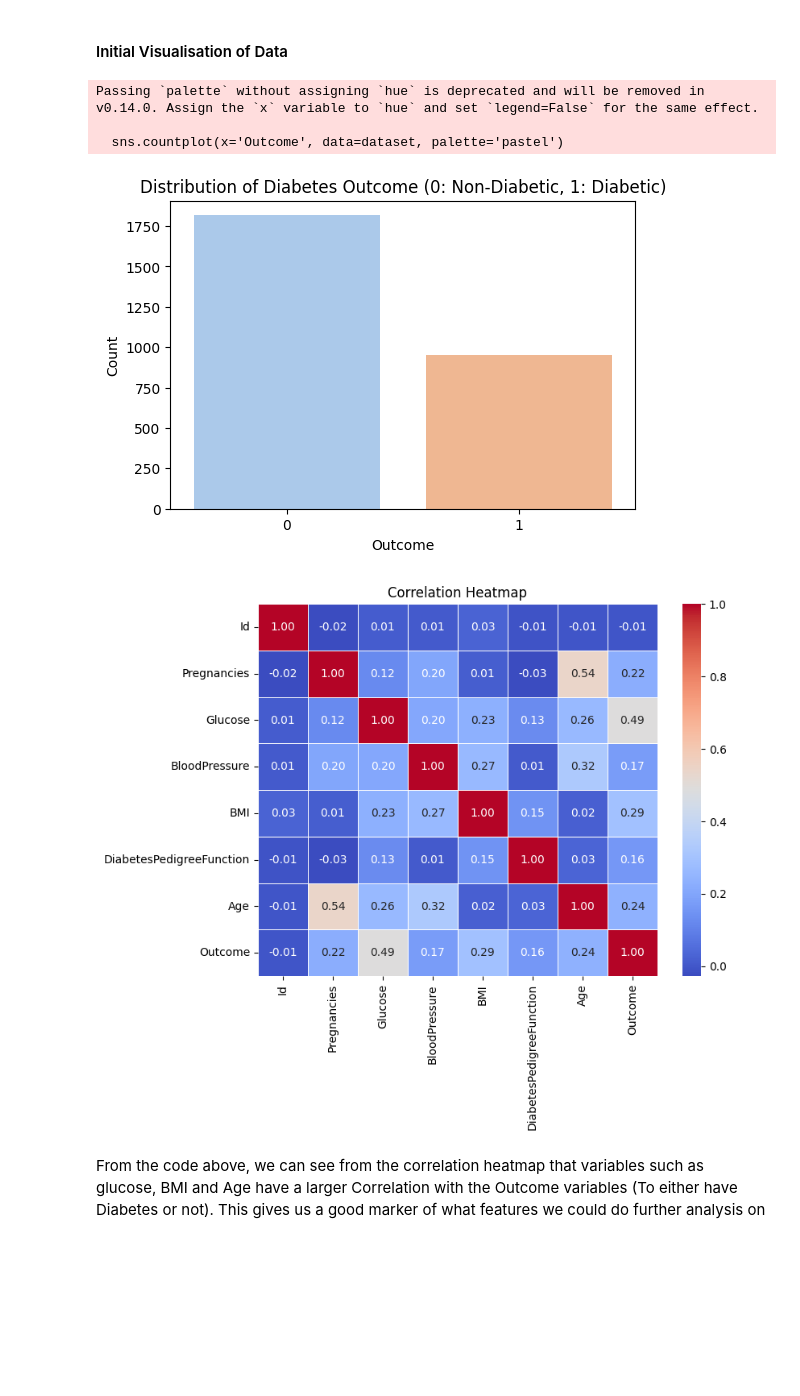
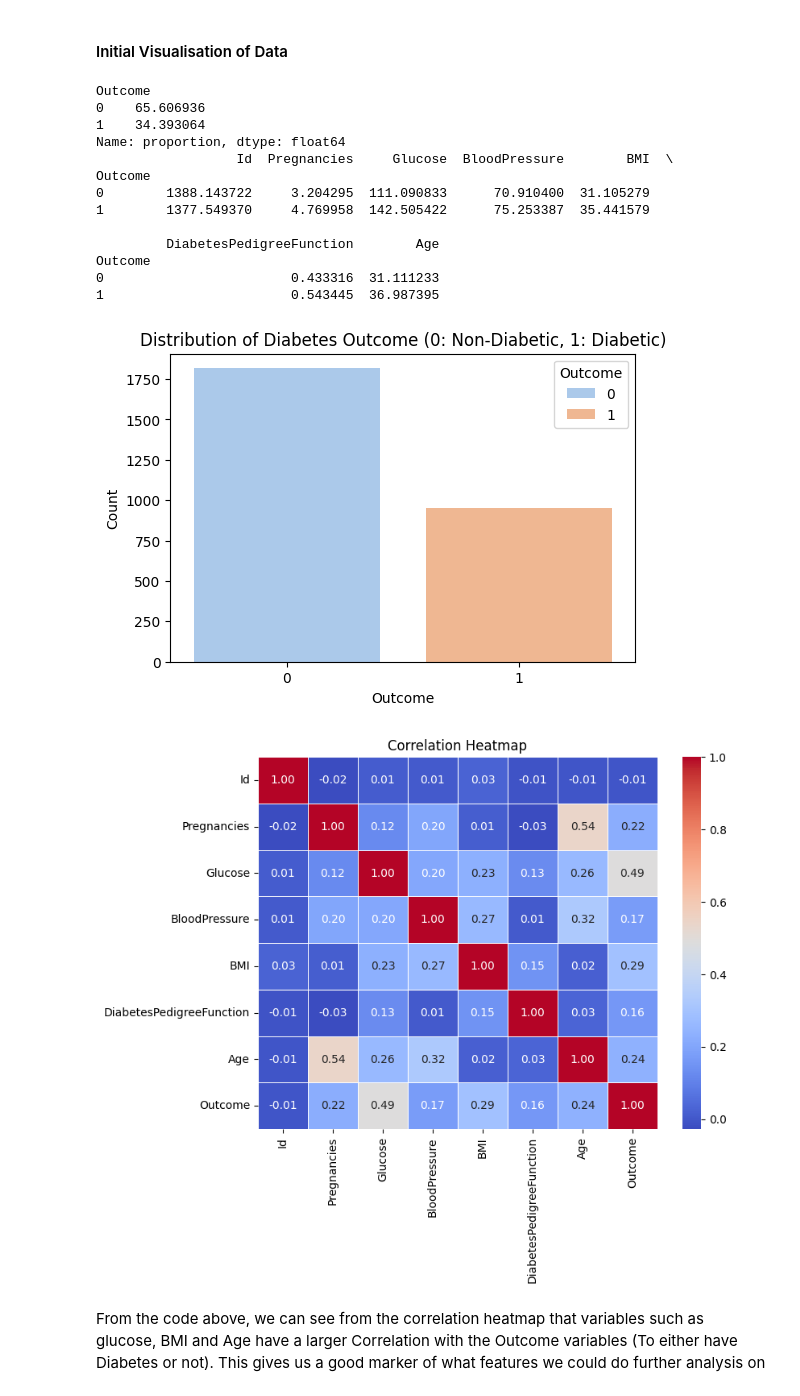
Before and after one commit to MattMW04/Data-Science-Assessment, a Jupyter notebook: Asessment-Data-Usage.ipynb, the cells around one changed output. Drawn from its saved outputs; the diff is of its cells as text; code cells hidden in the pictures; blank space fills up the shorter version.

Commit message:
Added some ML to try make predictions, Decision tree to see what effect glucose and BMI have and added many graphs

```diff
--- a/Asessment-Data-Usage.ipynb
+++ b/Asessment-Data-Usage.ipynb
@@ -45,25 +73,48 @@ memory usage: 173.1 KB
 # %% [markdown]
 #### Initial Visualisation of Data
 # %%
+
+# Outcome distribution
+outcome_distribution = dataset['Outcome'].value_counts(normalize=True) * 100
+print(outcome_distribution)
+
+
+
+
+# Grouped averages by Outcome
+grouped_means = dataset.groupby('Outcome').mean()
+print(grouped_means)
+
+
 # 2. Outcome distribution
 plt.figure(figsize=(6, 4))
-sns.countplot(x='Outcome', data=dataset, palette='pastel')
+sns.countplot(x='Outcome', data=dataset, hue='Outcome', palette='pastel')
 plt.title('Distribution of Diabetes Outcome (0: Non-Diabetic, 1: Diabetic)')
 plt.xlabel('Outcome')
 plt.ylabel('Count')
 plt.show()
 
 # 3. Correlation heatmap
 plt.figure(figsize=(8, 6))
 correlation_matrix = dataset.corr()
 sns.heatmap(correlation_matrix, annot=True, cmap='coolwarm', fmt='.2f', linewidths=0.5)
 plt.title('Correlation Heatmap')
 plt.show()
 # %% [output]
-Passing `palette` without assigning `hue` is deprecated and will be removed in v0.14.0. Assign the `x` variable to `hue` and set `legend=False` for the same effect.
+Outcome
+0    65.606936
+1    34.393064
+Name: proportion, dtype: float64
+                  Id  Pregnancies     Glucose  BloodPressure        BMI  \
+Outcome
+0        1388.143722     3.204295  111.090833      70.910400  31.105279
+1        1377.549370     4.769958  142.505422      75.253387  35.441579
 
-  sns.countplot(x='Outcome', data=dataset, palette='pastel')
+         DiabetesPedigreeFunction        Age
+Outcome
+0                        0.433316  31.111233
+1                        0.543445  36.987395
-[figure, old version]
+[figure, new version]
 [figure]
 # %% [markdown]
 From the code above, we can see from the correlation heatmap that variables such as glucose, BMI and Age have a larger Correlation with the Outcome variables (To either have Diabetes or not). This gives us a good marker of what features we could do further analysis on
```
Also changed, not shown: parts of 10 cells of this notebook, 4 other files.
